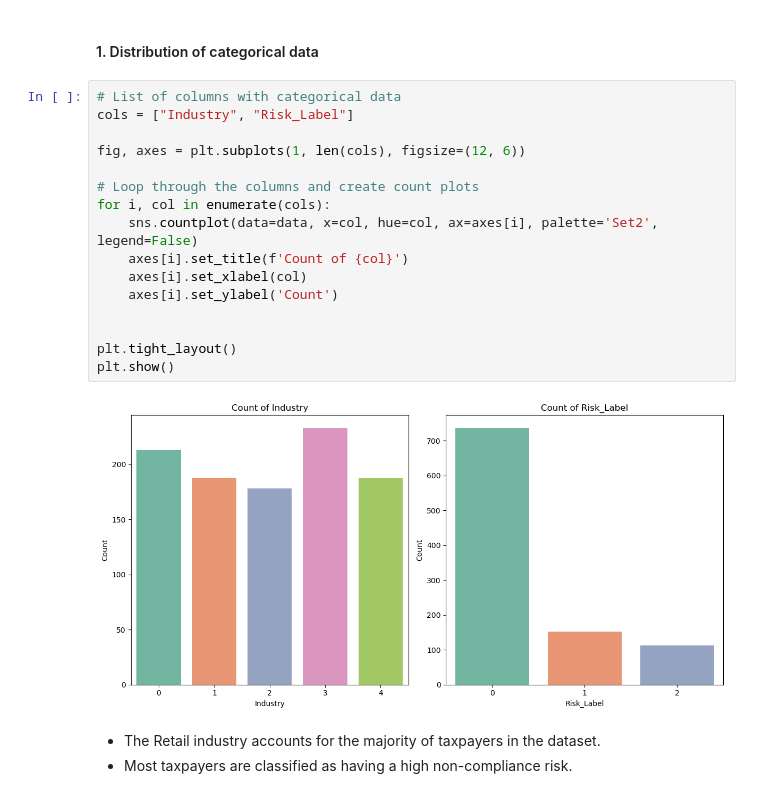
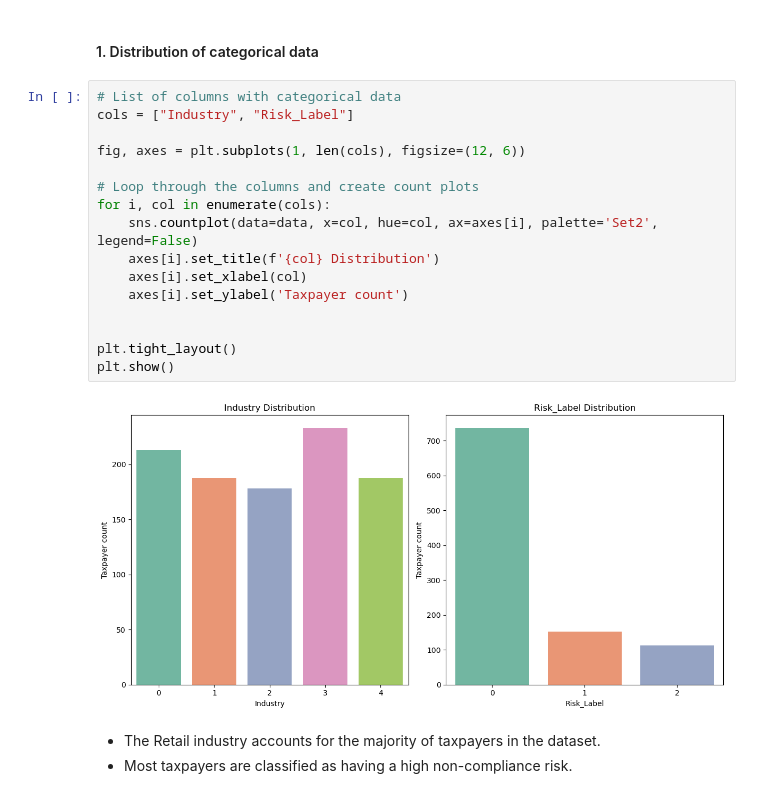
Before and after one commit to csaafrica/group5_predicting_high_risk_taxpayers_using_ML, a Jupyter notebook: notebooks/Risky_Taxpayer_Prediction_project.ipynb, the cells around one changed output. Saved outputs shown, nothing was run; the diff lists cells and outputs as text.

```diff
--- a/notebooks/Risky_Taxpayer_Prediction_project.ipynb
+++ b/notebooks/Risky_Taxpayer_Prediction_project.ipynb
@@ -221,21 +221,21 @@ We'll explore key variables such as Risk Label, etc to understand their distribu
 # %%
 # List of columns with categorical data
 cols = ["Industry", "Risk_Label"]
 
 fig, axes = plt.subplots(1, len(cols), figsize=(12, 6))
 
 # Loop through the columns and create count plots
 for i, col in enumerate(cols):
     sns.countplot(data=data, x=col, hue=col, ax=axes[i], palette='Set2', legend=False)
-    axes[i].set_title(f'Count of {col}')
+    axes[i].set_title(f'{col} Distribution')
     axes[i].set_xlabel(col)
-    axes[i].set_ylabel('Count')
+    axes[i].set_ylabel('Taxpayer count')
 
 
 plt.tight_layout()
 plt.show()
 # %% [output]
-[figure, old version]
+[figure, new version]
 # %% [markdown]
 - The Retail industry accounts for the majority of taxpayers in the dataset.
 - Most taxpayers are classified as having a high non-compliance risk.
```
Also changed, not shown: 3 other files.
